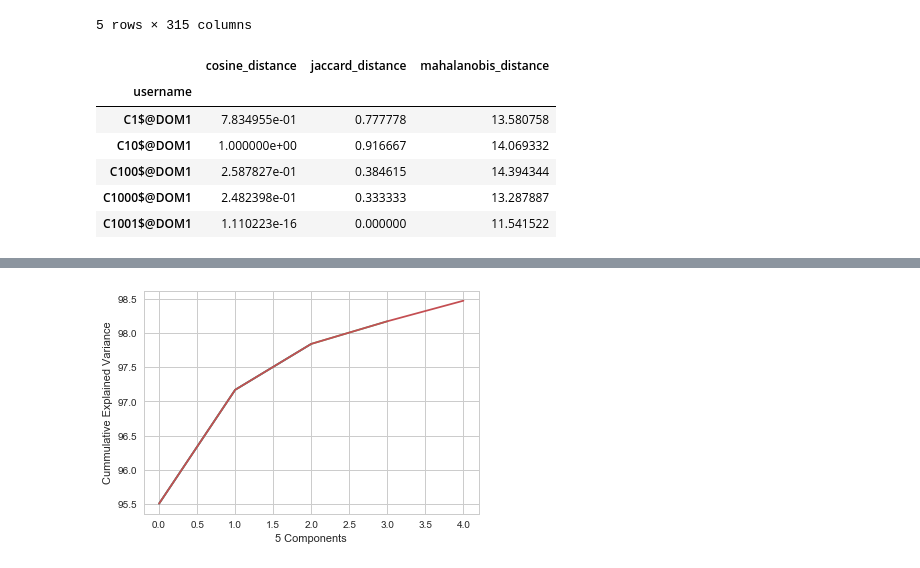
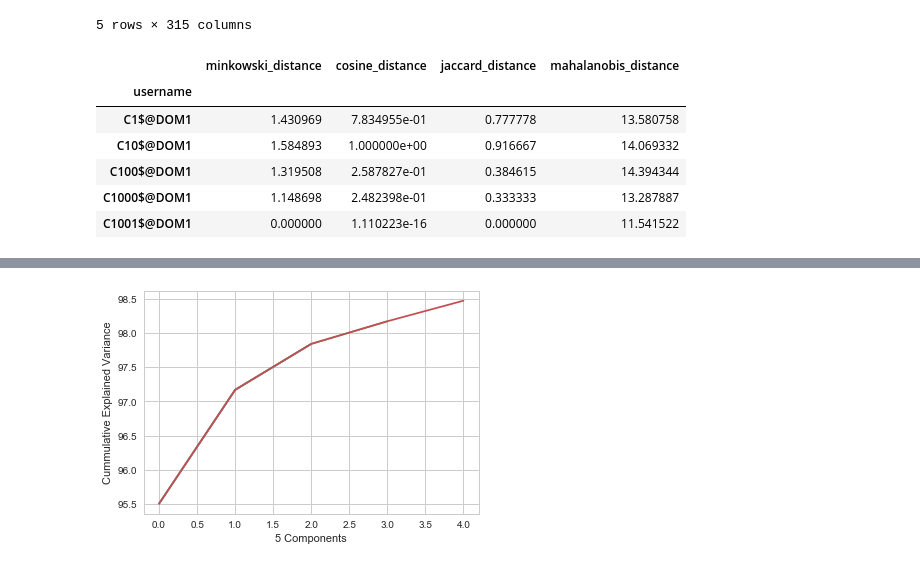
Before and after one commit to perlgirl2002/PCA-Distances, a Jupyter notebook: PCA.ipynb, the cells around one changed output, grey strips where cells are left out. Saved outputs shown, nothing was run; the diff lists cells and outputs as text; code cells hidden in the pictures.

```diff
--- a/PCA.ipynb
+++ b/PCA.ipynb
@@ -269,14 +269,14 @@ final_matrix.head()
 5 rows × 315 columns
 # %%
 users_100_df = final_matrix.head(100)
-column_list = ['cosine_distance', 'jaccard_distance','mahalanobis_distance']
+column_list = ['minkowski_distance', 'cosine_distance', 'jaccard_distance','mahalanobis_distance']
 users_100_df = users_100_df[column_list]
 users_100_df.head()
 # %% [output]
-|  | cosine_distance | jaccard_distance | mahalanobis_distance |
-| username |  |  |  |
-| C1$@DOM1 | 7.834955e-01 | 0.777778 | 13.580758 |
-| C10$@DOM1 | 1.000000e+00 | 0.916667 | 14.069332 |
-| C100$@DOM1 | 2.587827e-01 | 0.384615 | 14.394344 |
-| C1000$@DOM1 | 2.482398e-01 | 0.333333 | 13.287887 |
-| C1001$@DOM1 | 1.110223e-16 | 0.000000 | 11.541522 |
+|  | minkowski_distance | cosine_distance | jaccard_distance | mahalanobis_distance |
+| username |  |  |  |  |
+| C1$@DOM1 | 1.430969 | 7.834955e-01 | 0.777778 | 13.580758 |
+| C10$@DOM1 | 1.584893 | 1.000000e+00 | 0.916667 | 14.069332 |
+| C100$@DOM1 | 1.319508 | 2.587827e-01 | 0.384615 | 14.394344 |
+| C1000$@DOM1 | 1.148698 | 2.482398e-01 | 0.333333 | 13.287887 |
+| C1001$@DOM1 | 0.000000 | 1.110223e-16 | 0.000000 | 11.541522 |
```
Also changed, not shown: parts of 2 cells of this notebook.
